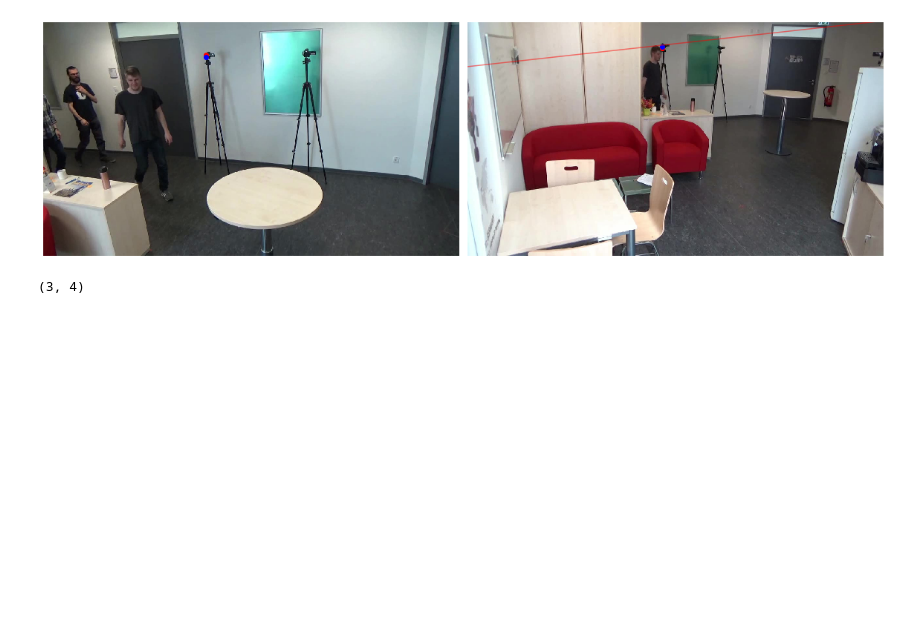
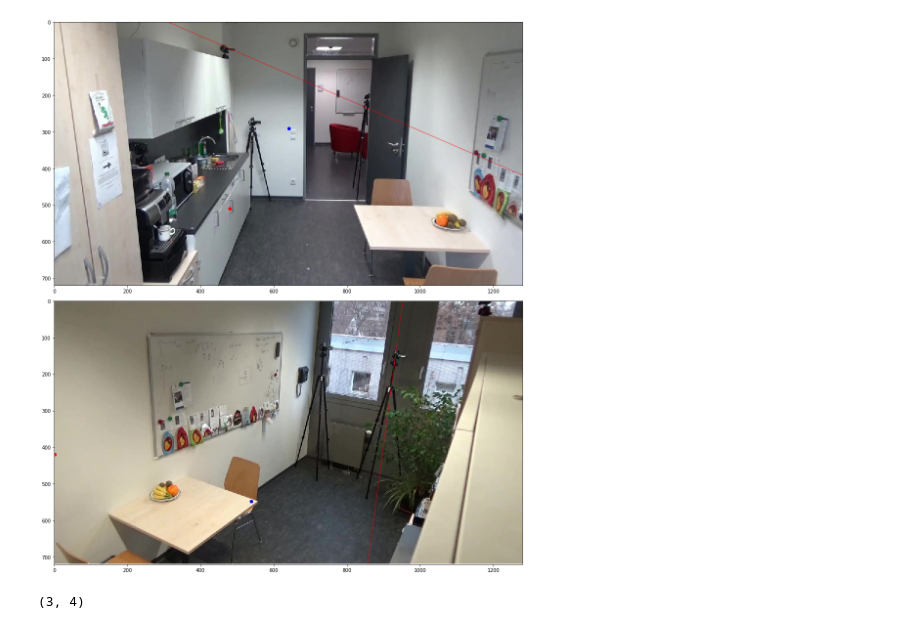
Before and after one commit to bonn-activity-maps/aik, a Jupyter notebook: visualization/kitchen.ipynb, the cells around one changed output. Cells and saved outputs as stored; diff of their text form; code cells hidden in the pictures; blank space fills up the shorter version.

```diff
--- a/visualization/kitchen.ipynb
+++ b/visualization/kitchen.ipynb
@@ -62,8 +62,8 @@ plt.show()
 # %%
 import aik.geometry as gm
 
-cid1 = 2
-cid2 = 5
+cid1 = 0
+cid2 = 6
 
 im1 = I[cid1]
 im2 = I[cid2]
@@ -71,44 +71,57 @@ im2 = I[cid2]
 cam1 = Calib[cid1]
 cam2 = Calib[cid2]
 
-pt1 = [500, 100]
-pt2 = [600,  80]
+pt1 = [480, 510]
+pt2 = [1, 420]
 pt3d = gm.triangulate(pt1, pt2, cam1, cam2)
 
 
 # ax + by + c = 0 ==> y = (-c -ax)/b
-epiline = gm.compute_epiline(pt1, cam1, cam2)
 y = lambda x, a, b, c: (-c - a * x)/b
 
+
+
+epiline = gm.compute_epiline(pt2, cam2, cam1)
 x0 = 0
 y0 = y(x0, *epiline)
 
 x1 = 1600
 y1 = y(x1, *epiline)
 
 
-fig = plt.figure(figsize=(16, 8))
-ax = fig.add_subplot(121)
-ax.imshow(im1); ax.axis('off')
+fig = plt.figure(figsize=(16, 16))
+ax = fig.add_subplot(211)
+ax.imshow(im1)
+# ax.axis('off')
 ax.scatter(*pt1, color='red')
 pt1_reprojected = np.squeeze(cam1.project_points(pt3d))
 ax.scatter(*pt1_reprojected, color='blue')
 ax.set_xlim([0, cam1.w])
 ax.set_ylim([cam1.h, 0])
+ax.plot([x0, x1], [y0, y1], color='red', alpha=0.5)
 
-ax = fig.add_subplot(122)
-ax.imshow(im2); ax.axis('off')
+
+epiline = gm.compute_epiline(pt1, cam1, cam2)
+x0 = 0
+y0 = y(x0, *epiline)
+
+x1 = 1600
+y1 = y(x1, *epiline)
+
+ax = fig.add_subplot(212)
+ax.imshow(im2)
+# ax.axis('off')
 ax.scatter(*pt2, color='red')
 pt2_reprojected = np.squeeze(cam2.project_points(pt3d))
 ax.scatter(*pt2_reprojected, color='blue')
 ax.set_xlim([0, cam1.w])
 ax.set_ylim([cam1.h, 0])
 ax.plot([x0, x1], [y0, y1], color='red', alpha=0.5)
 
 plt.tight_layout()
 plt.show()
 # %% [output]
-[figure, old version]
+[figure, new version]
 # %%
 from aik.camera import Camera
 
```
Also changed, not shown: parts of 2 cells of this notebook, 1 other file.
